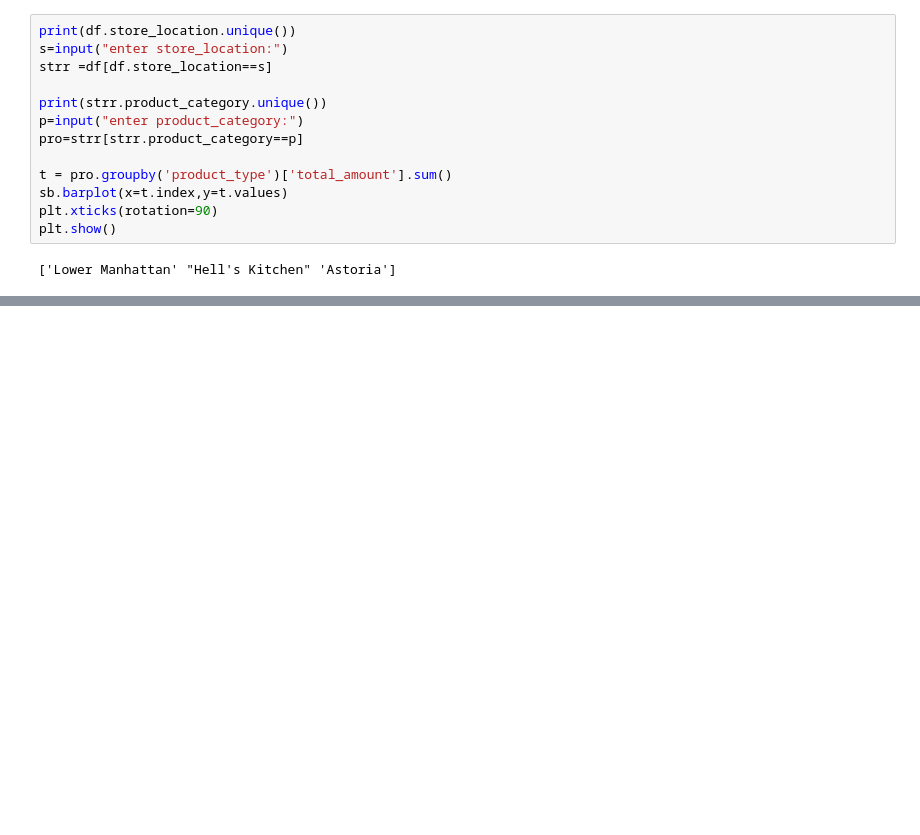
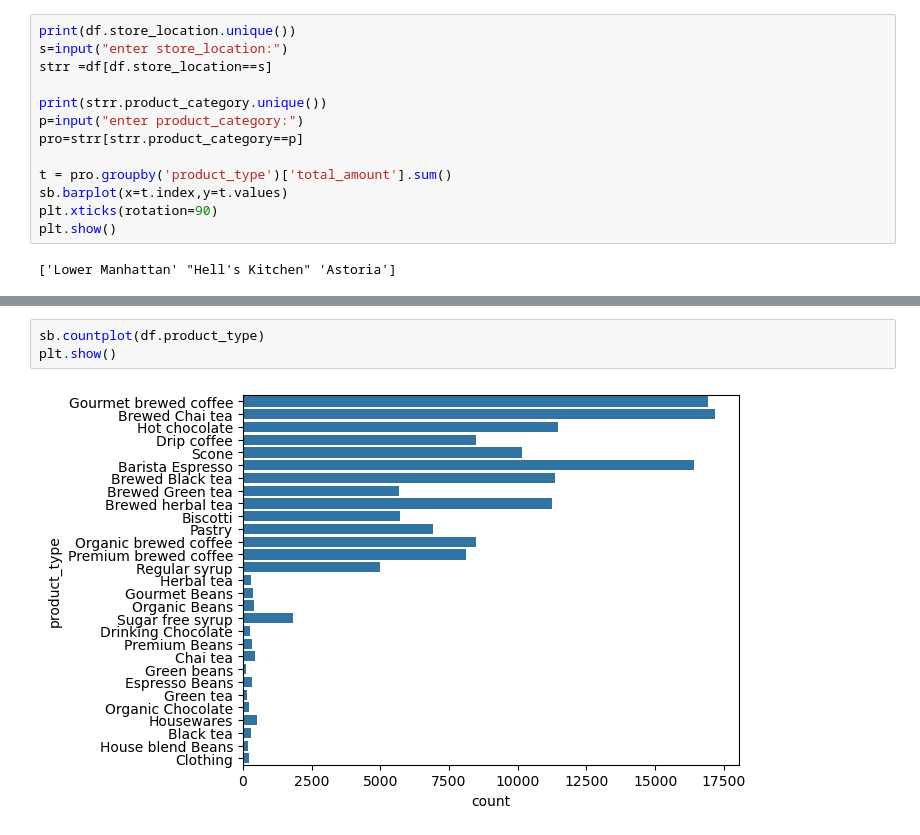
Before and after one commit to adityalahane19/Coffee-Sales_Analysis, a Jupyter notebook: coffee_shop.ipynb, the cells around one changed output, grey strips where cells are left out. Cells and saved outputs as stored; diff of their text form; blank space fills up the shorter version.

```diff
--- a/coffee_shop.ipynb
+++ b/coffee_shop.ipynb
@@ -484,0 +496,5 @@ plt.show()
+# %%
+sb.countplot(df.product_type)
+plt.show()
+# %% [output]
+[figure, added]
```
Also changed, not shown: parts of 51 cells of this notebook.
